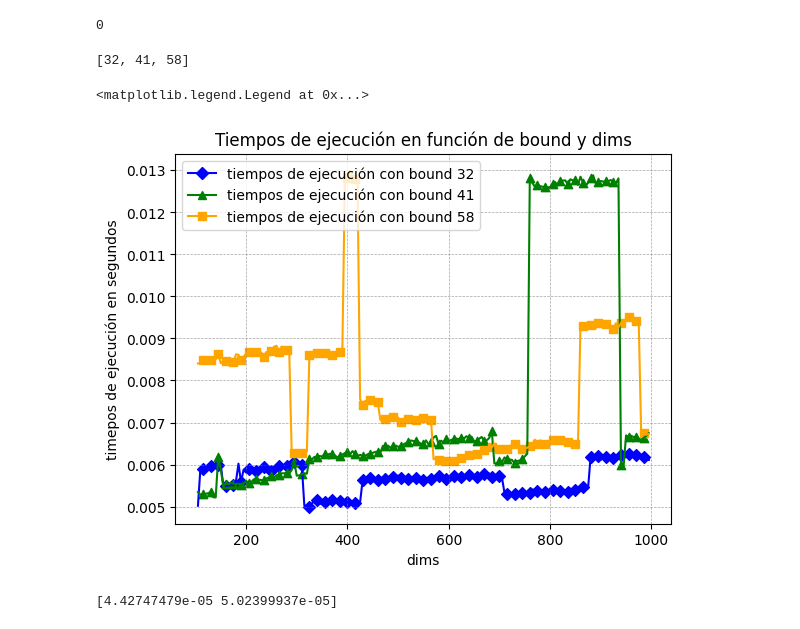
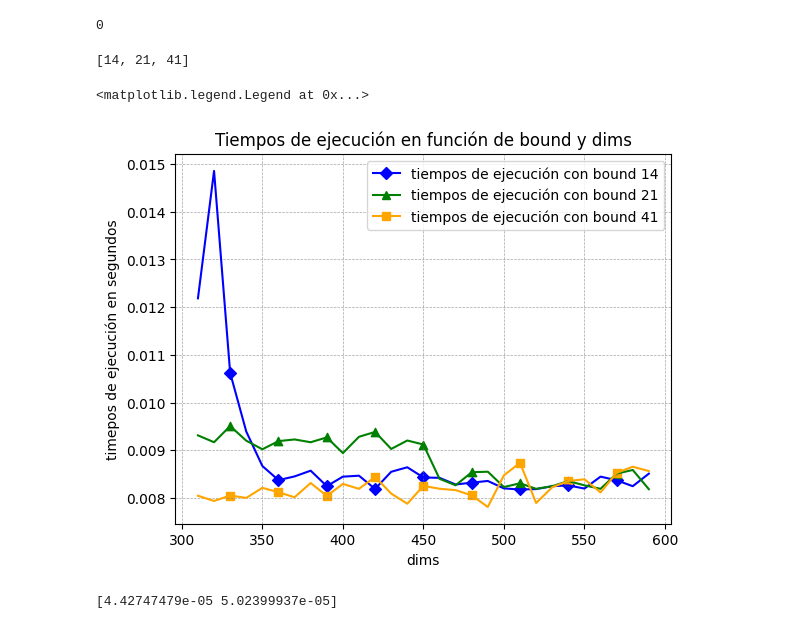
Before and after one commit to daviloncio/repositorio2, a Jupyter notebook: otros/p305.ipynb, the cells around one changed output. Drawn from its saved outputs; the diff is of its cells as text; code cells hidden in the pictures.

```diff
--- a/otros/p305.ipynb
+++ b/otros/p305.ipynb
@@ -243,8 +243,8 @@ print(min(l))
 # %%
 from matplotlib import pyplot as plt ; import time ; import random
 from matplotlib.lines import Line2D
-first_dim=100
-last_dim=1000
+first_dim=300
+last_dim=600
 
 def tofit(x, a, b):
     return a*np.round(x,6) + b
@@ -272,7 +272,7 @@ for bound in bounds:
     a_weights=a_weights.tolist() ; a_values=a_values.tolist()
     ejex=[]
     l_timings=[]
-    for dim in range(first_dim,last_dim,5):
+    for dim in range(first_dim,last_dim,10):
 
         if dim==first_dim: continue
         ejex.append(dim)
@@ -289,35 +289,35 @@ for bound in bounds:
             for a,b in zip(a_values,a_values):
                 print(a,b)
 
             raise Exception
 
         l_timings.append(timings.best)
 
     plt.plot(ejex,l_timings,label=str(bound),color=colr)
 
     c=0 ; l_a=[] ; l_b=[]
     for a,b in zip(ejex,l_timings):
         if c==2:
             c=0
             l_a.append(a) ; l_b.append(b)
         else: c += 1
     marcador=marcadores.pop()
     plt.scatter(l_a,l_b,marker=marcador,color=colr)
     handles.append(Line2D( [c],[0],marker=marcador,label=f'tiempos de ejecución con bound {bound}',color=colr))
 
     #pars, _ = curve_fit(tofit, x, l_timings)
     #print(pars)
     #plt.plot(x, tofit(x, pars[0], pars[1]), 'r--',color=colr)
     #handles.append(Line2D( [c],[1],linestyle='--',label=f'O(n)={bound}*n',color=colr))
 plt.grid(True, linestyle='--', linewidth=0.5, alpha=0.7, color='gray')
 plt.title('Tiempos de ejecución en función de bound y dims')
 plt.xlabel('dims')
 plt.ylabel('timepos de ejecución en segundos')
 plt.legend(handles=handles)
 # %% [output]
-[32, 41, 58]
+[14, 21, 41]
 <matplotlib.legend.Legend at 0x...>
-[figure, old version]
+[figure, new version]
 # %%
 # %% [output]
 [4.42747479e-05 5.02399937e-05]
```
Also changed, not shown: parts of 1 cell of this notebook, 2 other files.
